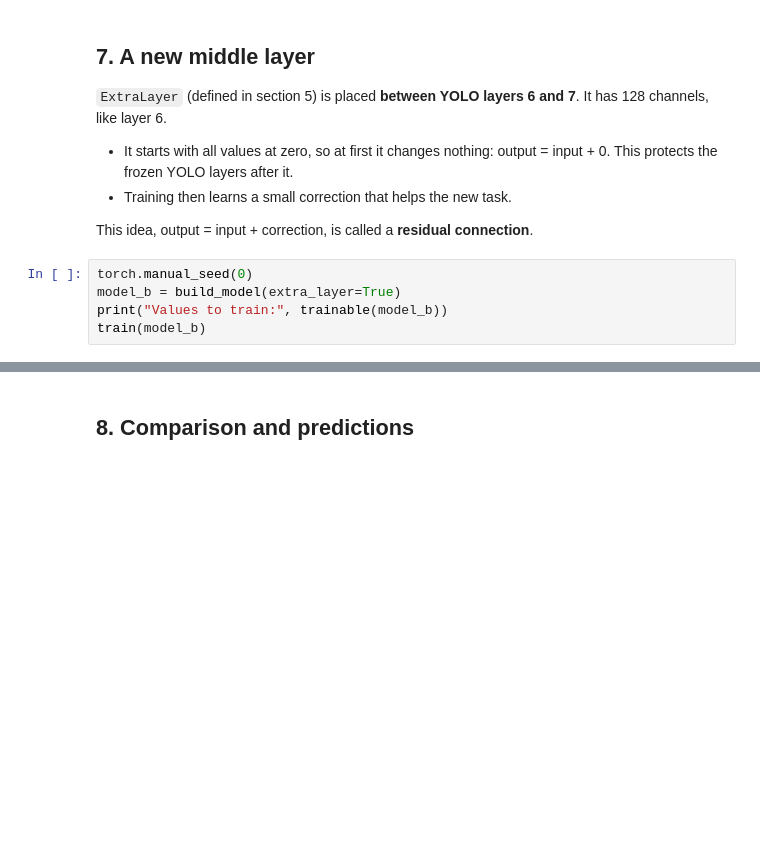
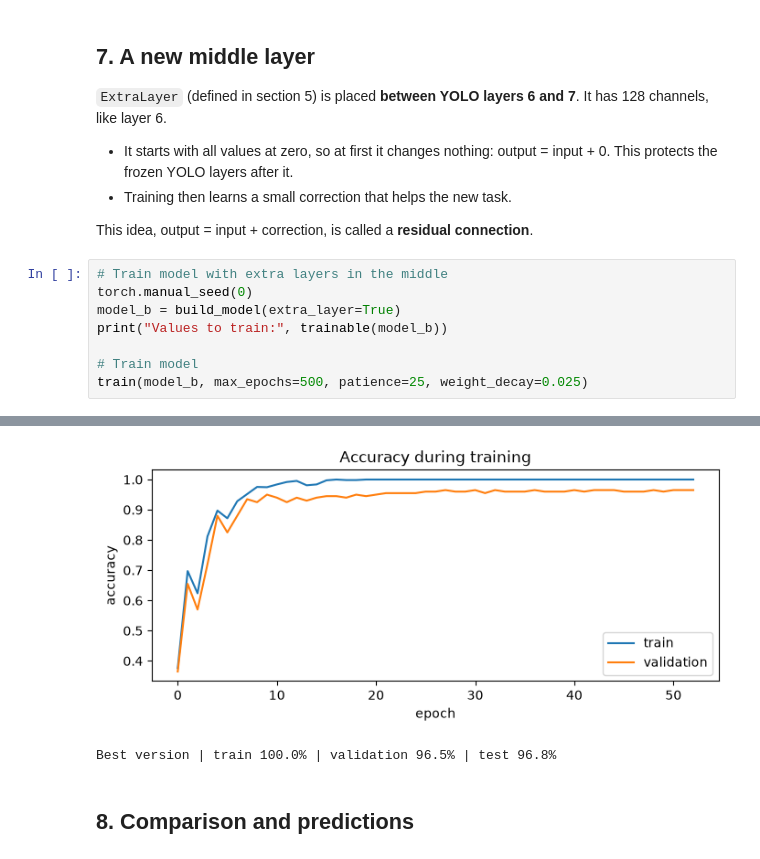
Before and after one commit to Mishagk/Case-YOLO, a Jupyter notebook: 04_yolo_custom_layers.ipynb, the cells around one changed output, grey strips where cells are left out. Saved outputs shown, nothing was run; the diff lists cells and outputs as text; blank space fills up the shorter version.

```diff
--- a/04_yolo_custom_layers.ipynb
+++ b/04_yolo_custom_layers.ipynb
@@ -295,7 +344,11 @@ train(model_a)
 
 This idea, output = input + correction, is called a **residual connection**.
 # %%
+# Train model with extra layers in the middle
 torch.manual_seed(0)
 model_b = build_model(extra_layer=True)
 print("Values to train:", trainable(model_b))
-train(model_b)
+
+# Train model
+train(model_b, max_epochs=500, patience=25, weight_decay=0.025)
+# %% [output]
@@ -302,3 +372,5 @@ train(model_b)
+[figure, added]
+Best version | train 100.0% | validation 96.5% | test 96.8%
 # %% [markdown]
 ## 8. Comparison and predictions
 # %%
```
Also changed, not shown: parts of 23 cells of this notebook, 7 other files.
